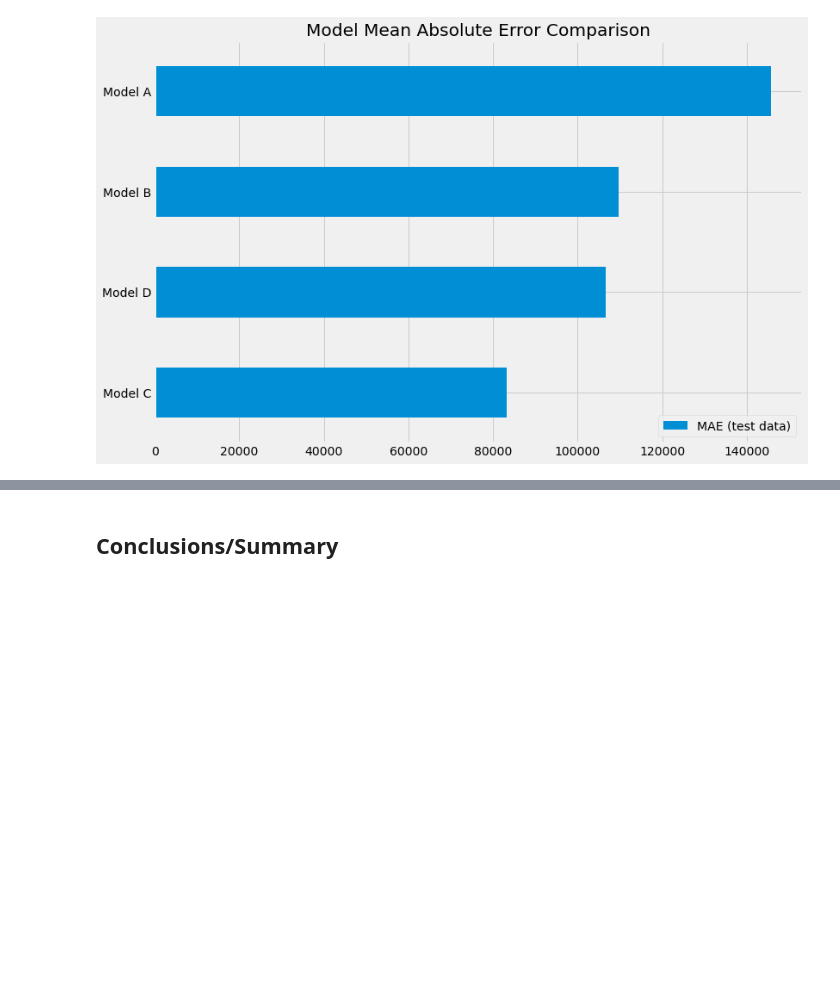
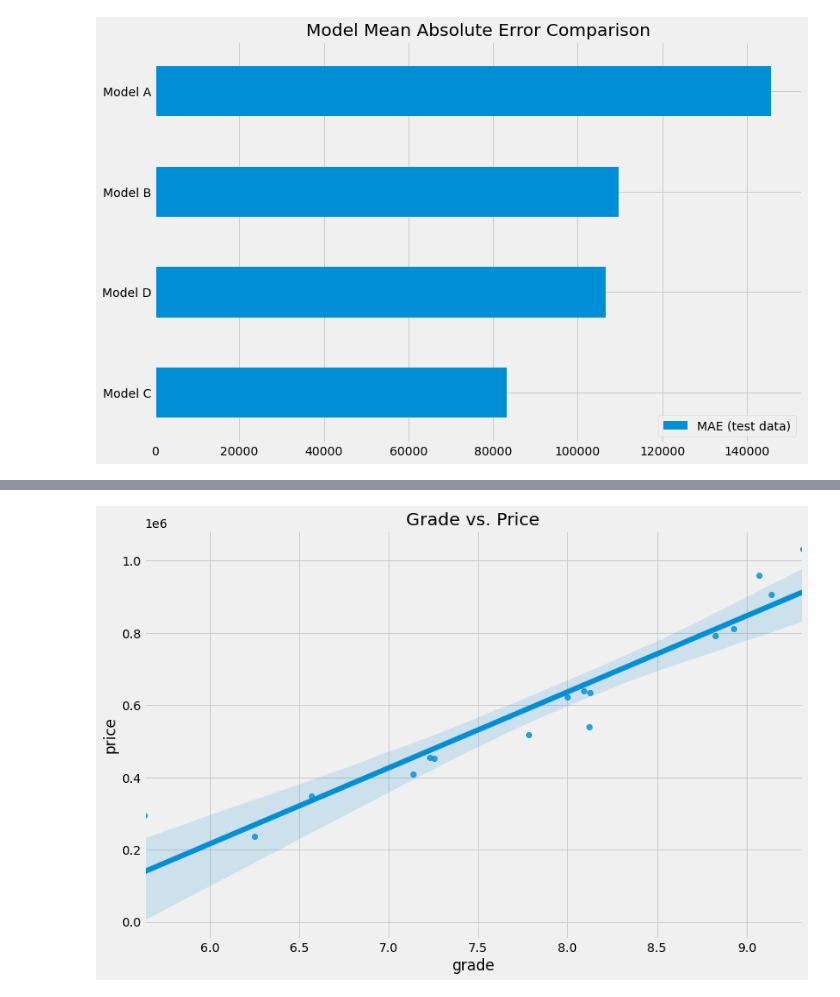
Before and after one commit to jmg0144/Housing-Linear-Regression-Analysis, a Jupyter notebook: home-sales-analysis.ipynb, the cells around one changed output, grey strips where cells are left out. Cells and saved outputs as stored; diff of their text form; code cells hidden in the pictures; blank space fills up the shorter version.

```diff
--- a/home-sales-analysis.ipynb
+++ b/home-sales-analysis.ipynb
@@ -1159,10 +1170,12 @@ plt.title('Model Mean Absolute Error Comparison');
 # %%
-#x = grouped_grade['grade']
-#y = grouped_grade['price']
-#plt.figure(figsize=(15,10))
-#plt.xlabel('Grade')
-#plt.ylabel('Home Price')
-#plt.title('Grade vs. Price')
-#sns.regplot(x, y)
+grouped_grade = final_df.groupby('bathrooms').mean()
+grouped_grade.reset_index(inplace=True)
+x = grouped_grade['grade']
+y = grouped_grade['price']
+plt.figure(figsize=(12,8))
+plt.xlabel('Grade')
+plt.ylabel('Home Price')
+plt.title('Grade vs. Price')
+sns.regplot(x, y);
+# %% [output]
+[figure, added]
-# %% [markdown]
-## Conclusions/Summary
```
Also changed, not shown: parts of 12 cells of this notebook.
